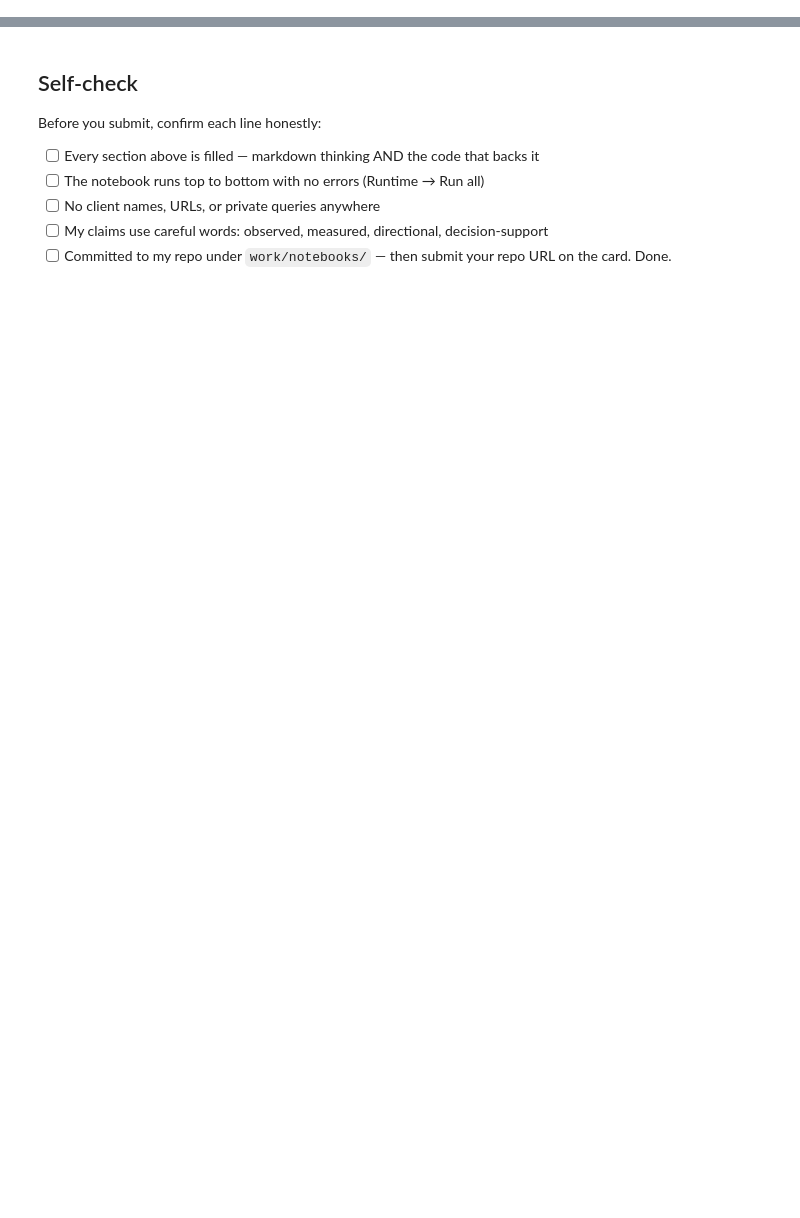
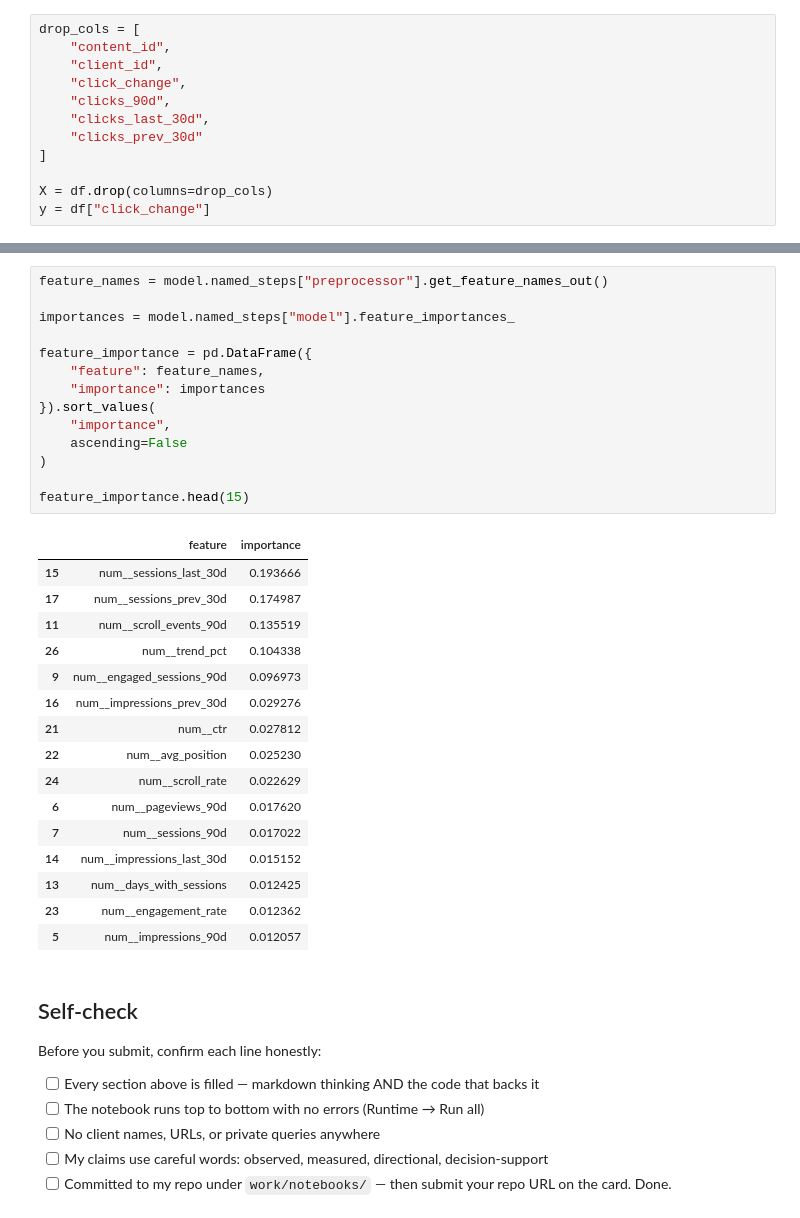
Before and after one commit to ektam9931/flyrank-ml-week1, a Jupyter notebook: work/notebooks/w05_model.ipynb, the cells around one changed output, grey strips where cells are left out. Saved outputs shown, nothing was run; the diff lists cells and outputs as text; blank space fills up the shorter version.

```diff
--- a/work/notebooks/w05_model.ipynb
+++ b/work/notebooks/w05_model.ipynb
@@ -36,0 +233,12 @@ This skeleton is yours to fill. Work the sections **in order** — each one has
+# %%
+drop_cols = [
+    "content_id",
+    "client_id",
+    "click_change",
+    "clicks_90d",
+    "clicks_last_30d",
+    "clicks_prev_30d"
+]
+
+X = df.drop(columns=drop_cols)
+y = df["click_change"]
@@ -37,3 +441,34 @@ This skeleton is yours to fill. Work the sections **in order** — each one has
+# %%
+feature_names = model.named_steps["preprocessor"].get_feature_names_out()
+
+importances = model.named_steps["model"].feature_importances_
+
+feature_importance = pd.DataFrame({
+    "feature": feature_names,
+    "importance": importances
+}).sort_values(
+    "importance",
+    ascending=False
+)
+
+feature_importance.head(15)
+# %% [output]
+|  | feature | importance |
+| 15 | num__sessions_last_30d | 0.193666 |
+| 17 | num__sessions_prev_30d | 0.174987 |
+| 11 | num__scroll_events_90d | 0.135519 |
+| 26 | num__trend_pct | 0.104338 |
+| 9 | num__engaged_sessions_90d | 0.096973 |
+| 16 | num__impressions_prev_30d | 0.029276 |
+| 21 | num__ctr | 0.027812 |
+| 22 | num__avg_position | 0.025230 |
+| 24 | num__scroll_rate | 0.022629 |
+| 6 | num__pageviews_90d | 0.017620 |
+| 7 | num__sessions_90d | 0.017022 |
+| 14 | num__impressions_last_30d | 0.015152 |
+| 13 | num__days_with_sessions | 0.012425 |
+| 23 | num__engagement_rate | 0.012362 |
+| 5 | num__impressions_90d | 0.012057 |
 # %% [markdown]
 ## Self-check
 
```
Also changed, not shown: parts of 47 cells of this notebook.
